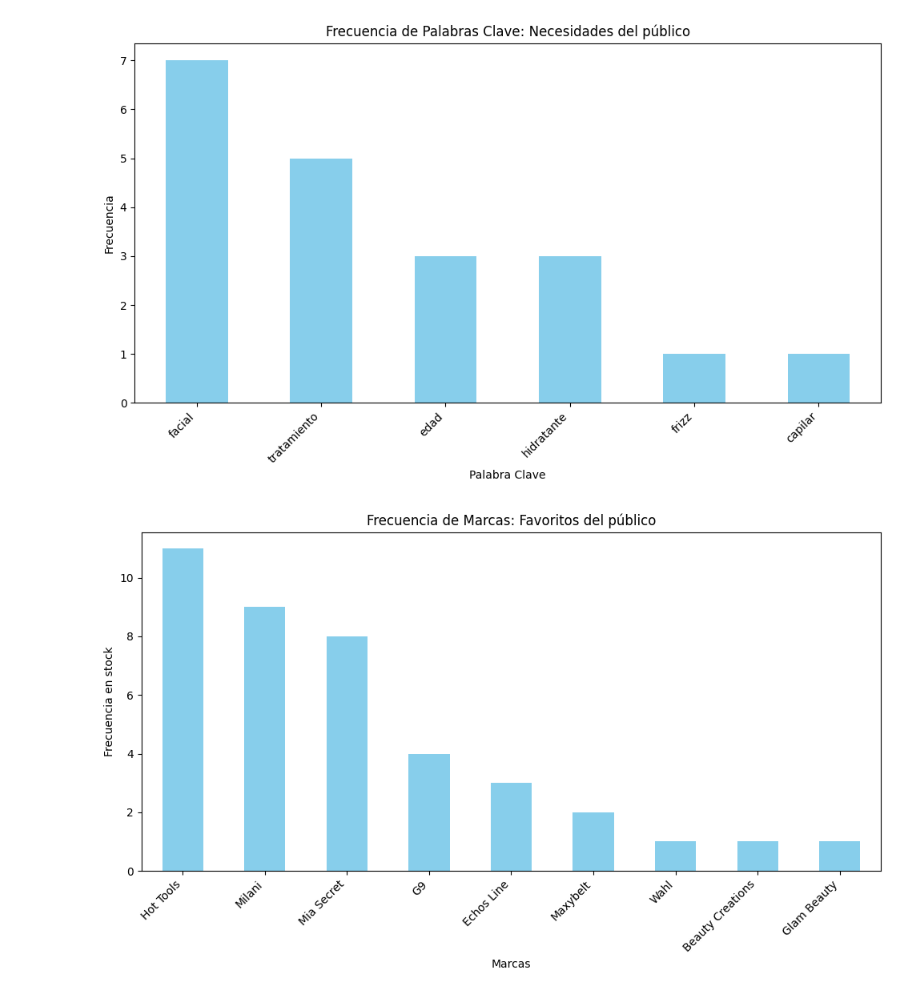
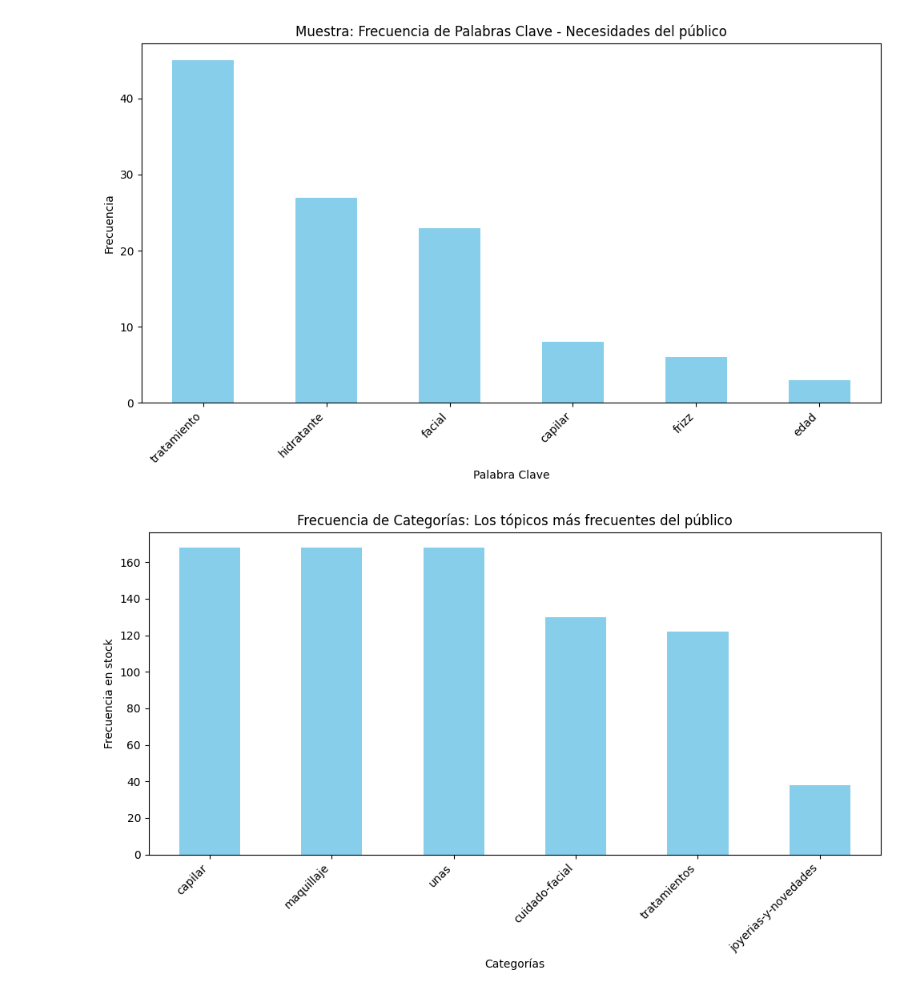
Before and after one commit to nsandoya/python_scrp_project, a Jupyter notebook: notebooks/explorations.ipynb, the cells around one changed output. Saved outputs shown, nothing was run; the diff lists cells and outputs as text; code cells hidden in the pictures.

Commit message:
Análisis específicos, gráficos y mejor organización de código (.ipynb y analysis.py): listo | Pendiente: interfaz

```diff
--- a/notebooks/explorations.ipynb
+++ b/notebooks/explorations.ipynb
@@ -13,55 +13,55 @@ file_type = ".csv"
 read_file_path = f"{data_path}{file_type}"
 df = pd.read_csv(read_file_path)
 
-# Analisis general
-analyze_data(df)
+# Analisis general, de marcas y categorías
+results = analyze_data(df)
 
-# Agrupa por categoría y calcula estadísticas descriptivas
-estadisticas_por_categoria = df.groupby('Categoría')['Precio'].describe()
-# Identifica las categorías con los precios más altos y más bajos
-categorias_extremas = estadisticas_por_categoria.sort_values(by='mean', ascending=False)
+mean_price = results['mean_price']
+highest_price = results['highest_price']
+min_price = results['min_price']
+top_ten_highest_prices = results['top_ten_highest_prices']
 
-# Marcas preferidas del público
-frecuencia_marcas = df['Marca'].value_counts()
-# Categorías preferidas del público
-frecuencia_categorías = df['Categoría'].value_counts()
+frecuencia_total_palabras_clave = results['frecuencia_total_palabras_clave']
+frecuencia_marcas = results['frecuencia_marcas']
+frecuencia_categorías = results['frecuencia_categorías']
 
-# Aplicar la función de contar_palabras_clave a la columna 'Producto' y crear un nuevo DataFrame con las frecuencias de las palabras clave
-df_palabras_clave = pd.DataFrame(df['Modelo'].apply(contar_palabras_clave).tolist())
+# Análisis general
+print("Precio promedio", mean_price)
+print("Precio más alto", highest_price)
+print("Precio mínimo", min_price)
+print("Top 10, precios más altos")
+print(top_ten_highest_prices)
 
-# Sumar las frecuencias de las palabras clave para obtener la frecuencia total de cada palabra clave
-frecuencia_total_palabras_clave = df_palabras_clave.sum()
-
-# Crear un gráfico de barras para visualizar la frecuencia de las palabras clave
+# Análisis por categorías, marcas, tópicos, precios
+# Gráfico de barras: frecuencia de las palabras clave
 plt.figure(figsize=(10, 6))  # Tamaño del gráfico
 frecuencia_total_palabras_clave.sort_values(ascending=False).plot(kind='bar', color='skyblue')  # Tipo de gráfico y color de las barras
-plt.title('Frecuencia de Palabras Clave: Necesidades del público')  # Título del gráfico
+plt.title('Muestra: Frecuencia de Palabras Clave - Necesidades del público')  # Título del gráfico
 plt.xlabel('Palabra Clave')  # Etiqueta del eje x
 plt.ylabel('Frecuencia')  # Etiqueta del eje y
 plt.xticks(rotation=45, ha='right')  # Rotar las etiquetas del eje x para una mejor visualización
 plt.tight_layout()  # Ajustar el diseño del gráfico
 plt.show()  # Mostrar el gráfico
 
+# Gráfico de barras: frecuencia de las categorías
+plt.figure(figsize=(10, 6))
+frecuencia_categorías.plot(kind='bar', color='skyblue')
+plt.title('Frecuencia de Categorías: Los tópicos más frecuentes del público')
+plt.xlabel('Categorías')
+plt.ylabel('Frecuencia en stock')
+plt.xticks(rotation=45, ha='right')
+plt.tight_layout()
+plt.show()
+
 # Histograma de frecuencia de marcas
-# Crear un gráfico de barras para visualizar la frecuencia de las marcas
-plt.figure(figsize=(10, 6))  # Tamaño del gráfico
-frecuencia_marcas.plot(kind='bar', color='skyblue')  # Tipo de gráfico y color de las barras
-plt.title('Frecuencia de Marcas: Favoritos del público')  # Título del gráfico
-plt.xlabel('Marcas')  # Etiqueta del eje x
-plt.ylabel('Frecuencia en stock')  # Etiqueta del eje y
-plt.xticks(rotation=45, ha='right')  # Rotar las etiquetas del eje x para una mejor visualización
-plt.tight_layout()  # Ajustar el diseño del gráfico
-plt.show()  # Mostrar el gráfico
-
-# Crear un gráfico de barras para visualizar la frecuencia de las categorías
-plt.figure(figsize=(10, 6))  # Tamaño del gráfico
-frecuencia_categorías.plot(kind='bar', color='skyblue')  # Tipo de gráfico y color de las barras
-plt.title('Frecuencia de Categorías: Favoritos del público')  # Título del gráfico
-plt.xlabel('Marcas')  # Etiqueta del eje x
-plt.ylabel('Frecuencia en stock')  # Etiqueta del eje y
-plt.xticks(rotation=45, ha='right')  # Rotar las etiquetas del eje x para una mejor visualización
-plt.tight_layout()  # Ajustar el diseño del gráfico
-plt.show()  # Mostrar el gráfico
+plt.figure(figsize=(10, 6))
+frecuencia_marcas.plot(kind='bar', color='skyblue')
+plt.title('Frecuencia de Marcas: Favoritos del público')
+plt.xlabel('Marcas')
+plt.ylabel('Frecuencia en stock')
+plt.xticks(rotation=45, ha='right')
+plt.tight_layout()
+plt.show()
 
 # Visualización con Boxplot
 plt.figure(figsize=(10, 6))
@@ -97,2 +97,2 @@ Precio mínimo: $2.25
-[figure, old version]
+[figure, new version]
-[figure, old version]
+[figure, new version]
```
Also changed, not shown: parts of 1 cell of this notebook, 3 other files.
